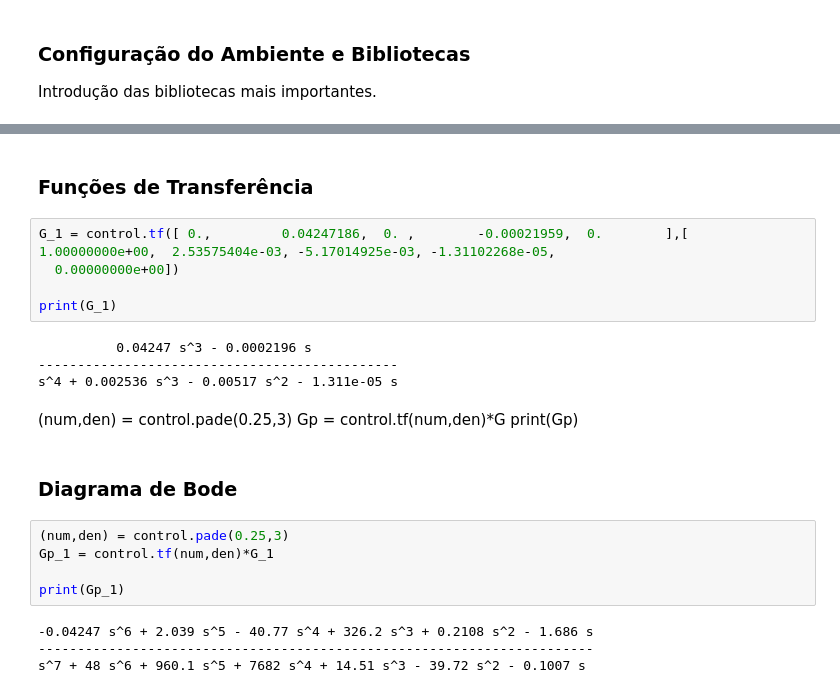
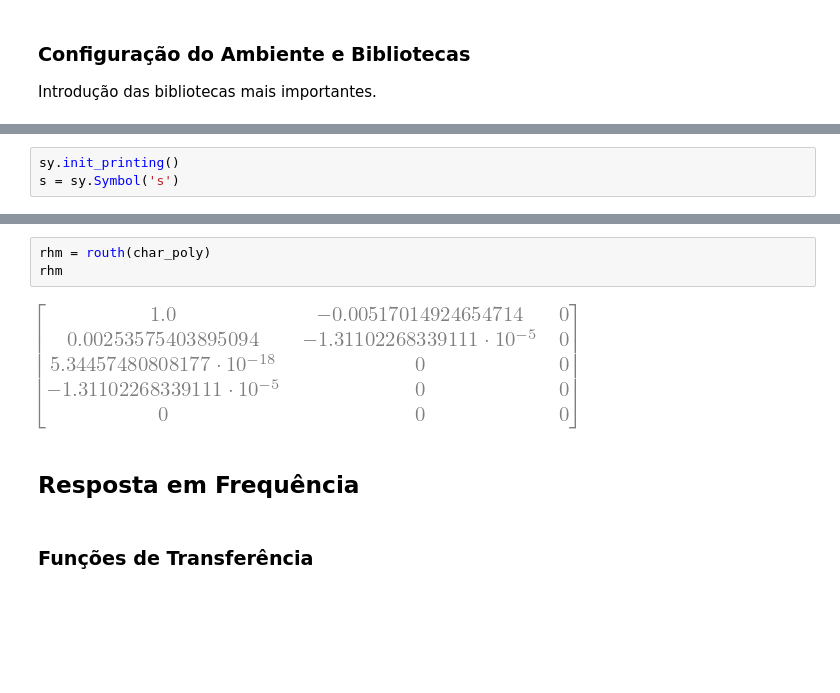
Before and after one commit to lucascarvalho10/pme3481, a Jupyter notebook: modelo_dinamico/resposta_em_frequencia.ipynb, the cells around one changed output, grey strips where cells are left out. Cells and saved outputs as stored; diff of their text form; blank space fills up the shorter version.

```diff
--- a/modelo_dinamico/resposta_em_frequencia.ipynb
+++ b/modelo_dinamico/resposta_em_frequencia.ipynb
@@ -18,0 +26,3 @@ warnings.filterwarnings('ignore')
+# %%
+sy.init_printing()
+s = sy.Symbol('s')
@@ -19,26 +128,9 @@ warnings.filterwarnings('ignore')
+# %%
+rhm = routh(char_poly)
+rhm
+# %% [output]
+[figure, added]
+# %% [markdown]
+## Resposta em Frequência
 # %% [markdown]
 ### Funções de Transferência
-# %%
-G_1 = control.tf([ 0.,         0.04247186,  0. ,        -0.00021959,  0.        ],[ 1.00000000e+00,  2.53575404e-03, -5.17014925e-03, -1.31102268e-05,
-  0.00000000e+00])
-
-print(G_1)
-# %% [output]
-          0.04247 s^3 - 0.0002196 s
-----------------------------------------------
-s^4 + 0.002536 s^3 - 0.00517 s^2 - 1.311e-05 s
-# %% [markdown]
-(num,den) = control.pade(0.25,3)
-Gp = control.tf(num,den)*G
-print(Gp)
-# %% [markdown]
-### Diagrama de Bode
-# %%
-(num,den) = control.pade(0.25,3)
-Gp_1 = control.tf(num,den)*G_1
-
-print(Gp_1)
-# %% [output]
--0.04247 s^6 + 2.039 s^5 - 40.77 s^4 + 326.2 s^3 + 0.2108 s^2 - 1.686 s
------------------------------------------------------------------------
-s^7 + 48 s^6 + 960.1 s^5 + 7682 s^4 + 14.51 s^3 - 39.72 s^2 - 0.1007 s
```
Also changed, not shown: parts of 19 cells of this notebook, 1 other file.
